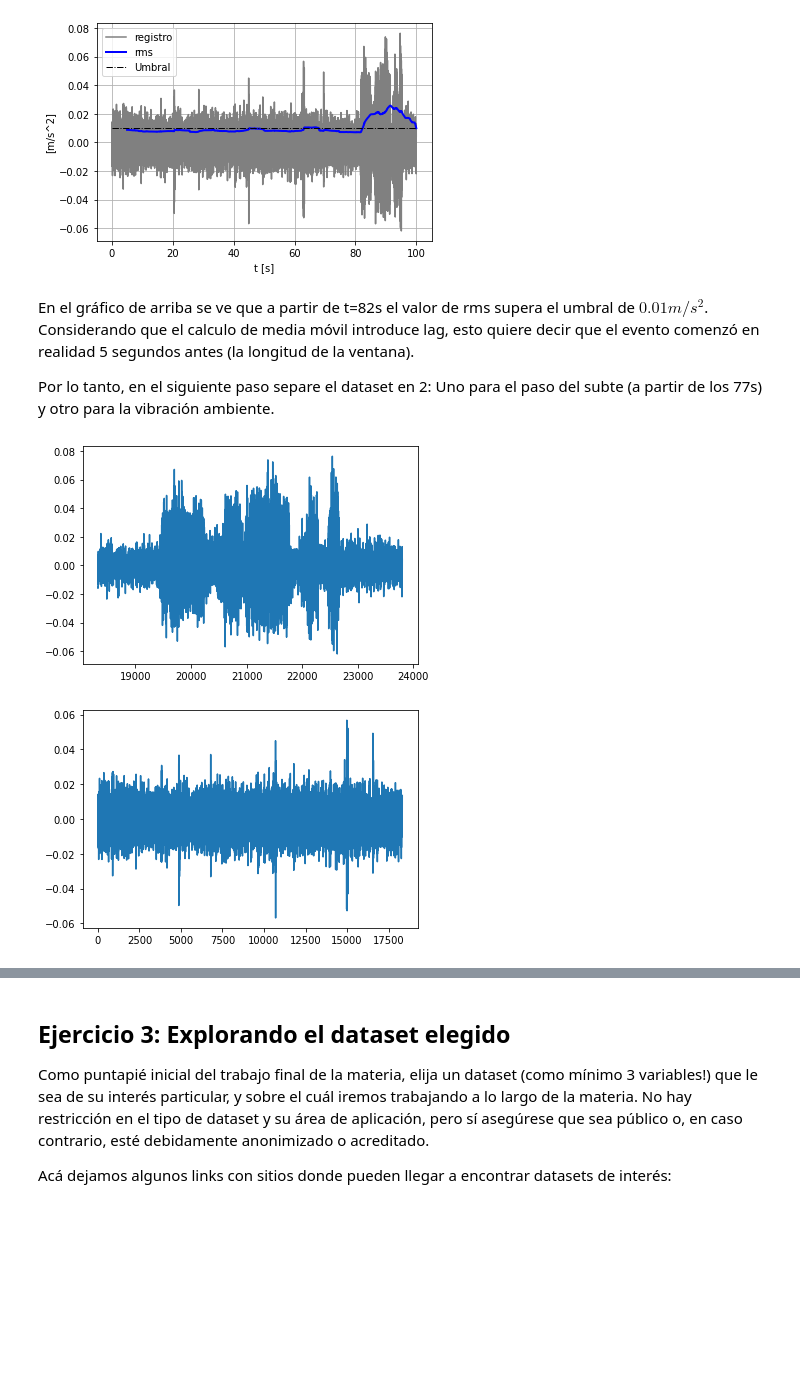
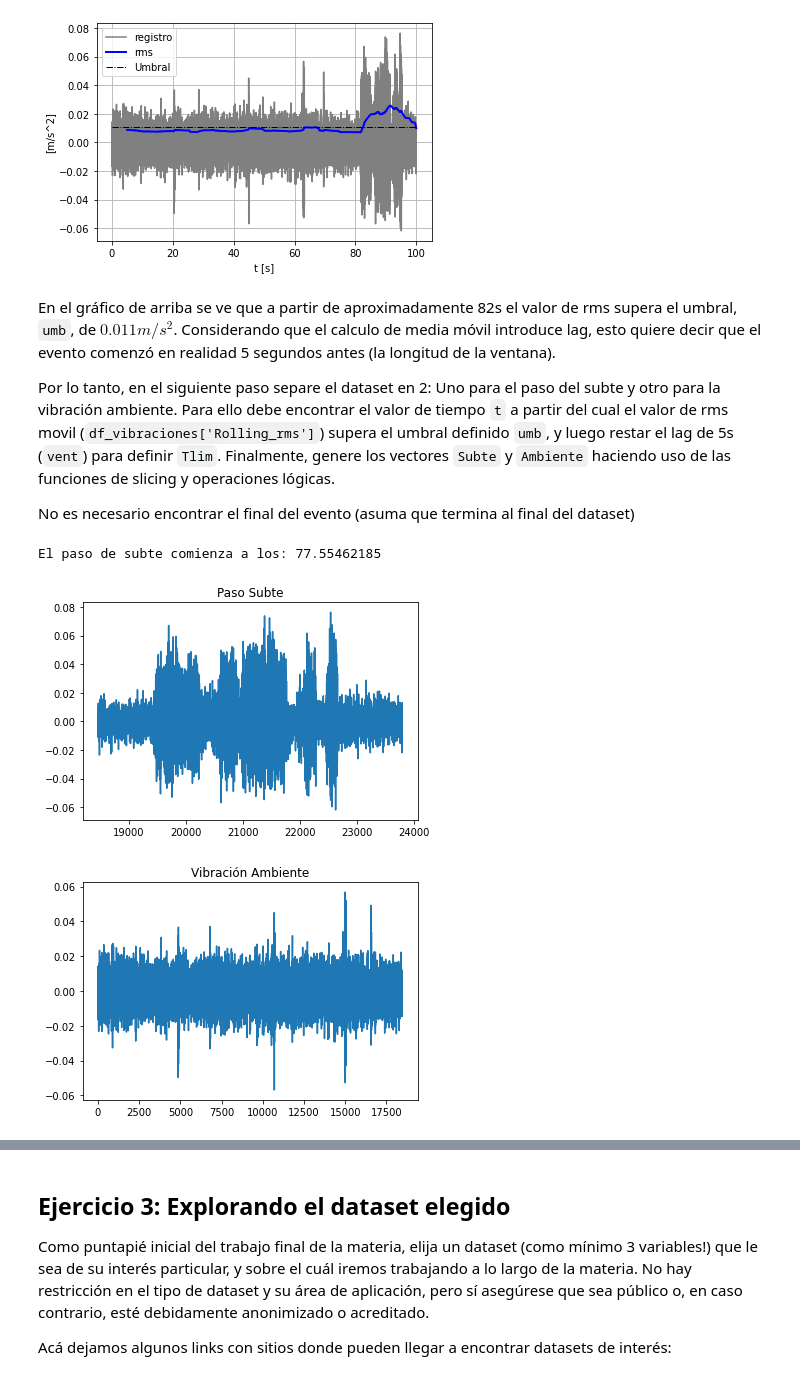
Before and after one commit to mbalbi/ciencia_de_datos, a Jupyter notebook: tps/trabajo_practico_1.ipynb, the cells around one changed output, grey strips where cells are left out. Saved outputs shown, nothing was run; the diff lists cells and outputs as text; code cells hidden in the pictures; blank space fills up the shorter version.

```diff
--- a/tps/trabajo_practico_1.ipynb
+++ b/tps/trabajo_practico_1.ipynb
@@ -254,13 +255,14 @@ Para evaluar donde empieza y termina el evento de interés, una método de ident
 # %%
 # Calcular el rms movil
 vent = 5 # Longitud de ventana en segundos
+umb = 0.011 # Valor umbral
 idxvent = int(vent // DeltaT - 1)
 df_vibraciones['Rolling_rms'] = (df_vibraciones['a norm']**2).rolling(idxvent).mean() **0.5
 
 # Plotear
 plt.plot(df_vibraciones['t [s]'],df_vibraciones['a norm'],color=[0.5,0.5,0.5],label='registro')
 plt.plot(df_vibraciones['t [s]'],df_vibraciones['Rolling_rms'],'b-',linewidth=2,label='rms')
-plt.plot([0, 100],[0.01, 0.01],'k-.',linewidth=1,label='Umbral')
+plt.plot([0, 100],[umb, umb],'k-.',linewidth=1,label='Umbral')
 plt.xlabel('t [s]')
 plt.ylabel('[m/s^2]')
 plt.legend(loc=2)
@@ -269,23 +271,32 @@ plt.show()
 # %% [output]
 [figure]
 # %% [markdown]
-En el gráfico de arriba se ve que a partir de t=82s el valor de rms supera el umbral de $0.01m/s^{2}$. Considerando que el calculo de media móvil introduce lag, esto quiere decir que el evento comenzó en realidad 5 segundos antes (la longitud de la ventana).
+En el gráfico de arriba se ve que a partir de aproximadamente 82s el valor de rms supera el umbral, `umb`, de $0.011m/s^{2}$. Considerando que el calculo de media móvil introduce lag, esto quiere decir que el evento comenzó en realidad 5 segundos antes (la longitud de la ventana).
 
-Por lo tanto, en el siguiente paso separe el dataset en 2: Uno para el paso del subte (a partir de los 77s) y otro para la vibración ambiente.
+Por lo tanto, en el siguiente paso separe el dataset en 2: Uno para el paso del subte y otro para la vibración ambiente. Para ello debe encontrar el valor de tiempo `t` a partir del cual el valor de rms movil (`df_vibraciones['Rolling_rms']`) supera el umbral definido `umb`, y luego restar el lag de 5s (`vent`) para definir `Tlim`. Finalmente, genere los vectores `Subte` y `Ambiente` haciendo uso de las funciones de slicing y operaciones lógicas.
+
+No es necesario encontrar el final del evento (asuma que termina al final del dataset)
 # %%
 Subte = []
 Ambiente = []
-tlim = 77
+Tlim = []
 # CODIGO DEL ALUMNO ====================================
-Subte = df_vibraciones['a norm'][df_vibraciones['t [s]']>=tlim]
-Ambiente = df_vibraciones['a norm'][df_vibraciones['t [s]']<tlim]
+TSubte = df_vibraciones['t [s]'][df_vibraciones['Rolling_rms'] > umb]
+Tlim = np.min(TSubte) - vent
+Subte = df_vibraciones['a norm'][df_vibraciones['t [s]']>Tlim]
+Ambiente = df_vibraciones['a norm'][df_vibraciones['t [s]']<=Tlim]
 # ======================================================
 
+print('El paso de subte comienza a los:',Tlim)
+
 plt.plot(Subte)
+plt.title('Paso Subte')
 plt.show()
 plt.plot(Ambiente)
+plt.title('Vibración Ambiente')
 plt.show()
 # %% [output]
+El paso de subte comienza a los: 77.55462185
-[figure, old version]
+[figure, new version]
-[figure, old version]
+[figure, new version]
 # %% [markdown]
```
Also changed, not shown: parts of 8 cells of this notebook.
